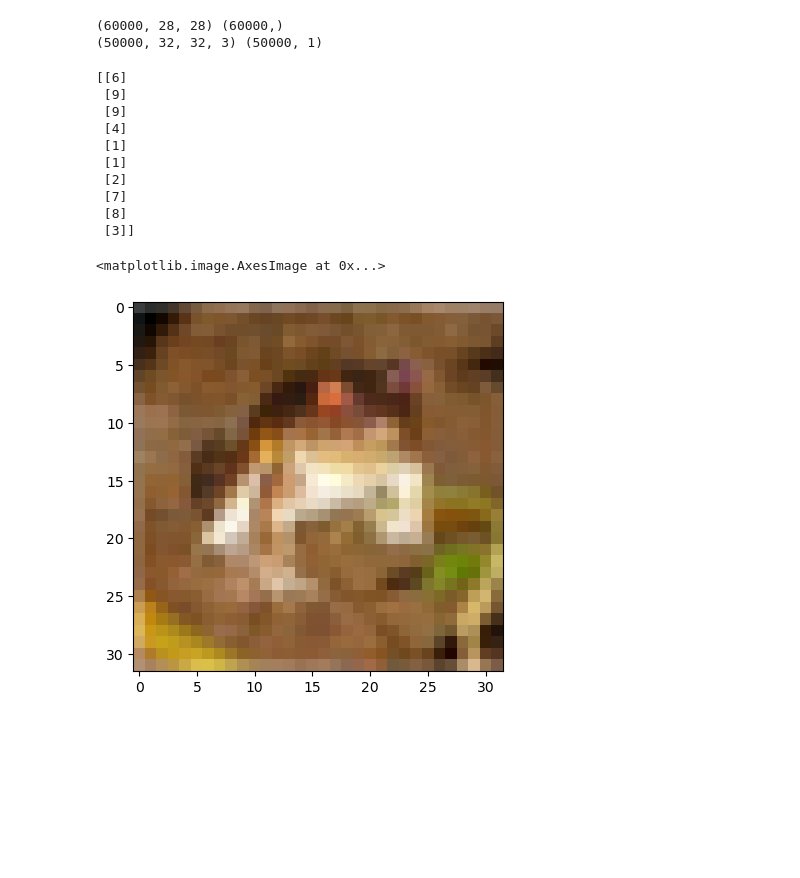
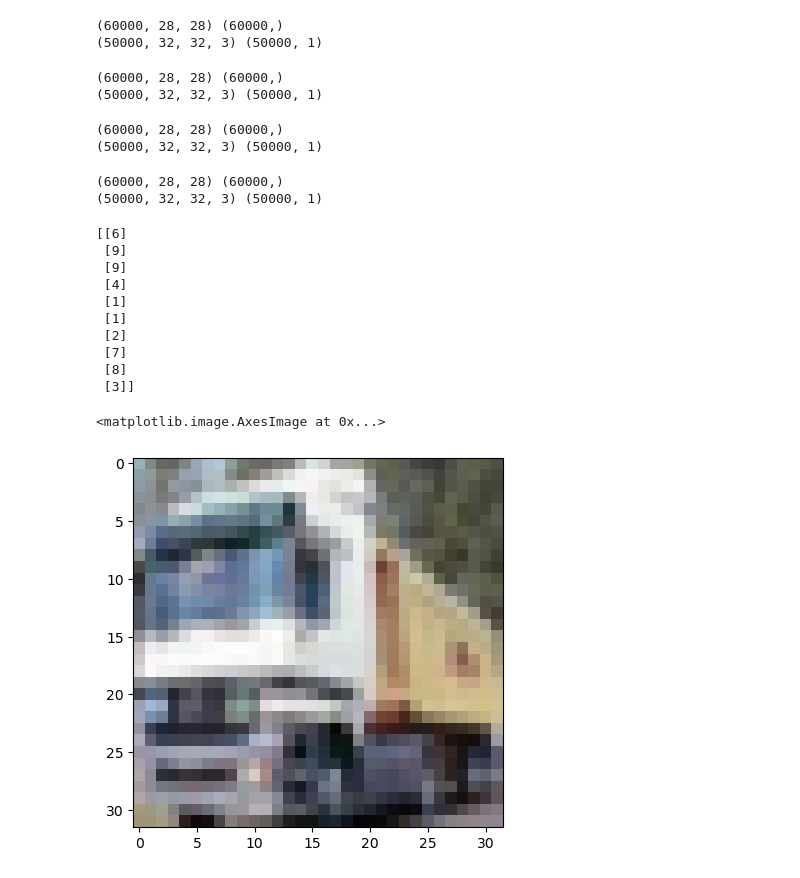
Before and after one commit to swddoram/EarthScience, a Jupyter notebook: 지구과학발표/Untitled1.ipynb, the cells around one changed output. Saved outputs shown, nothing was run; the diff lists cells and outputs as text; code cells hidden in the pictures; blank space fills up the shorter version.

```diff
--- a/지구과학발표/Untitled1.ipynb
+++ b/지구과학발표/Untitled1.ipynb
@@ -10,23 +13,48 @@ print(cifar_x.shape, cifar_y.shape)
 # %% [output]
 (60000, 28, 28) (60000,)
 (50000, 32, 32, 3) (50000, 1)
+# %%
+_ = tf.keras.datasets.mnist.load_data()
+print(mnist_x.shape, mnist_y.shape)
+
+(cifar_x, cifar_y), _ = tf.keras.datasets.cifar10.load_data()
+print(cifar_x.shape, cifar_y.shape)
+# %% [output]
+(60000, 28, 28) (60000,)
+(50000, 32, 32, 3) (50000, 1)
+# %%
+print(mnist_x.shape, mnist_y.shape)
+
+(cifar_x, cifar_y), _ = tf.keras.datasets.cifar10.load_data()
+print(cifar_x.shape, cifar_y.shape)
+# %% [output]
+(60000, 28, 28) (60000,)
+(50000, 32, 32, 3) (50000, 1)
+# %%
+print(mnist_x.shape, mnist_y.shape)
+
+(cifar_x, cifar_y), _ = tf.keras.datasets.cifar10.load_data()
+print(cifar_x.shape, cifar_y.shape)
+# %% [output]
+(60000, 28, 28) (60000,)
+(50000, 32, 32, 3) (50000, 1)
 # %%
 print(cifar_y[0:10])
 
 import matplotlib.pyplot as plt
-plt.imshow(cifar_x[0])
+plt.imshow(cifar_x[1])
 # %% [output]
 [[6]
  [9]
  [9]
  [4]
  [1]
  [1]
  [2]
  [7]
  [8]
  [3]]
 <matplotlib.image.AxesImage at 0x...>
-[figure, old version]
+[figure, new version]
 # %%
 #데이터 준비
```
Also changed, not shown: parts of 6 cells of this notebook, 4 other files.
